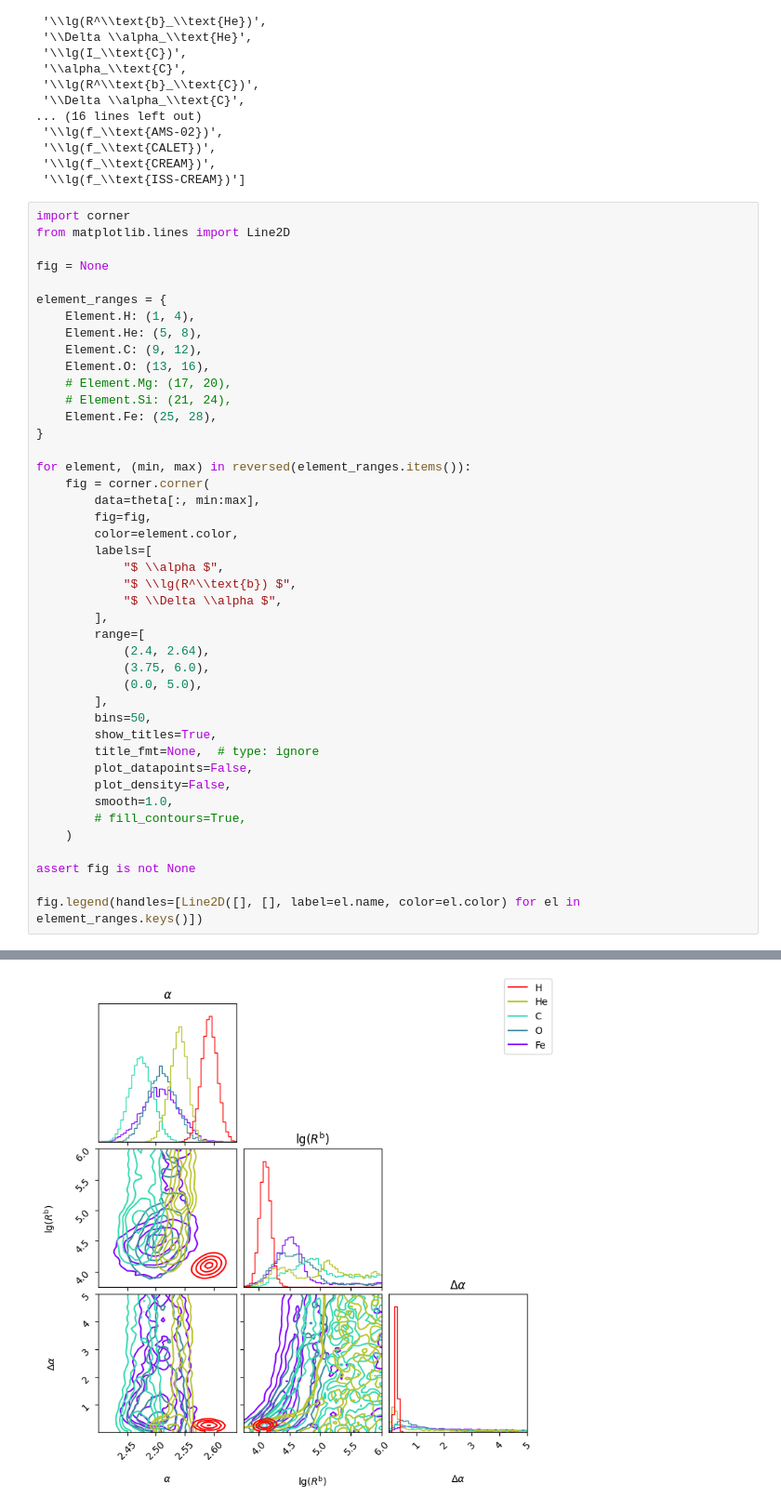
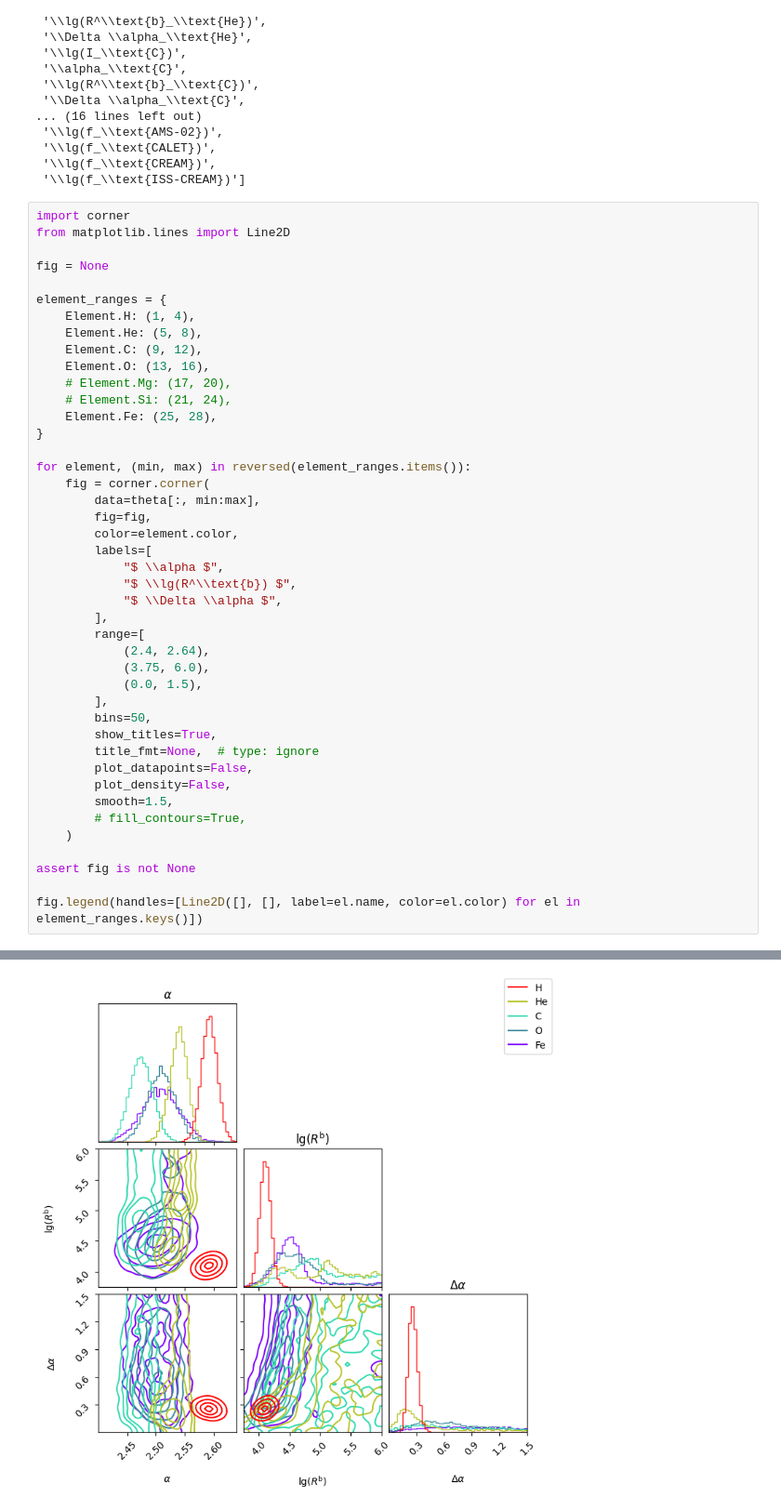
Before and after one commit to nj-vs-vh/EVA, a Jupyter notebook: scripts/posterior-comparison-direct.ipynb, the cells around one changed output, grey strips where cells are left out. Shown at 93% size. Cells and saved outputs as stored; diff of their text form.

```diff
--- a/scripts/posterior-comparison-direct.ipynb
+++ b/scripts/posterior-comparison-direct.ipynb
@@ -55,33 +55,33 @@ element_ranges = {
     Element.Fe: (25, 28),
 }
 
 for element, (min, max) in reversed(element_ranges.items()):
     fig = corner.corner(
         data=theta[:, min:max],
         fig=fig,
         color=element.color,
         labels=[
             "$ \\alpha $",
             "$ \\lg(R^\\text{b}) $",
             "$ \\Delta \\alpha $",
         ],
         range=[
             (2.4, 2.64),
             (3.75, 6.0),
-            (0.0, 5.0),
+            (0.0, 1.5),
         ],
         bins=50,
         show_titles=True,
         title_fmt=None,  # type: ignore
         plot_datapoints=False,
         plot_density=False,
-        smooth=1.0,
+        smooth=1.5,
         # fill_contours=True,
     )
 
 assert fig is not None
 
 fig.legend(handles=[Line2D([], [], label=el.name, color=el.color) for el in element_ranges.keys()])
 # %% [output]
 <matplotlib.legend.Legend at 0x...>
-[figure, old version]
+[figure, new version]
```
Also changed, not shown: 1 other file.
